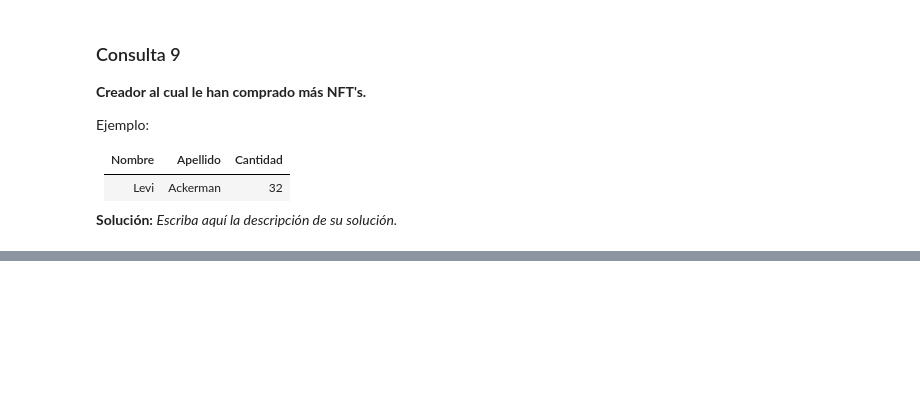
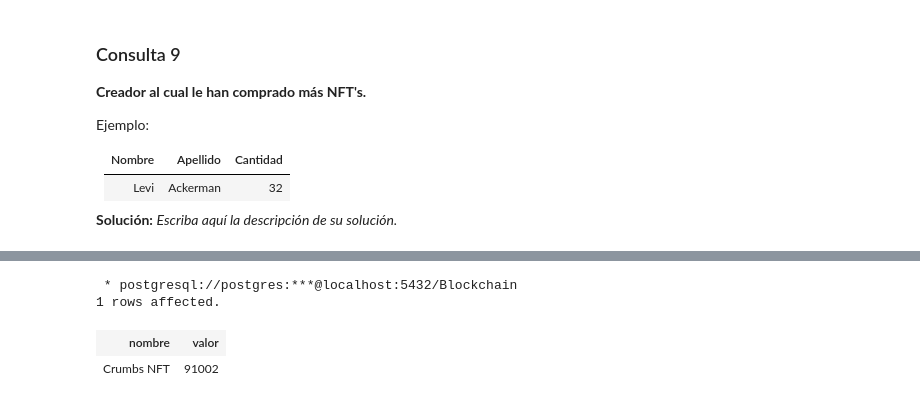
Before and after one commit to bryangonzalezr/INF239, a Jupyter notebook: Tarea-1-Grupo23/Tarea1_BD_2022-1 V.1.0 .ipynb, the cells around one changed output, grey strips where cells are left out. Drawn from its saved outputs; the diff is of its cells as text; code cells hidden in the pictures; blank space fills up the shorter version.

```diff
--- a/Tarea-1-Grupo23/Tarea1_BD_2022-1 V.1.0 .ipynb
+++ b/Tarea-1-Grupo23/Tarea1_BD_2022-1 V.1.0 .ipynb
@@ -522,0 +622,25 @@ WHERE
+# %%
+%%sql
+
+SELECT nft.nombre AS nombre, precio_nft.precio AS Valor
+ FROM
+	(SELECT id_nft, MAX(fecha) AS "ultimafecha"
+	 FROM precio_nft
+	 GROUP BY id_nft) AS lastprice
+
+	INNER JOIN precio_nft
+	ON lastprice.ultimafecha= precio_nft.fecha
+	AND lastprice.id_nft = precio_nft.id_nft
+
+	INNER JOIN nft
+	ON lastprice.id_nft =nft.id_nft
+
+	INNER JOIN creadores
+	ON creadores.id_creador = nft.id_creador
+ORDER BY creadores.popularidad DESC, precio_nft.precio DESC
+LIMIT 1;
+# %% [output]
+ * postgresql://postgres:***@localhost:5432/Blockchain
+1 rows affected.
+| nombre | valor |
+| Crumbs NFT | 91002 |
```
Also changed, not shown: parts of 20 cells of this notebook.
